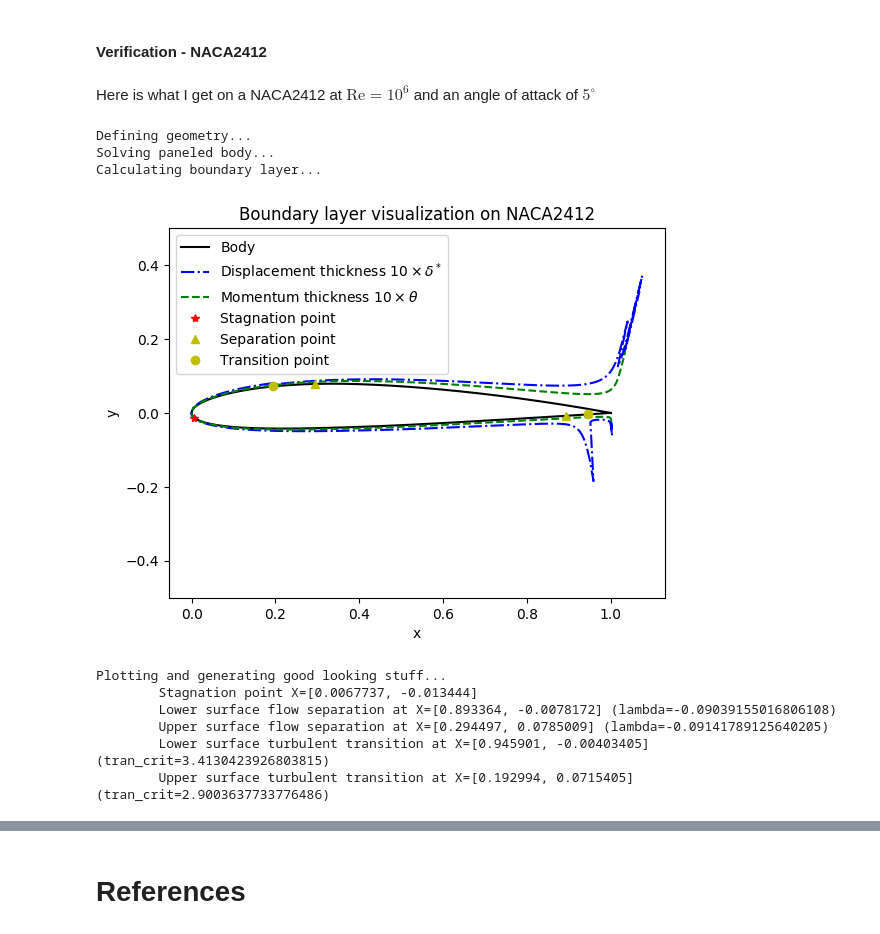
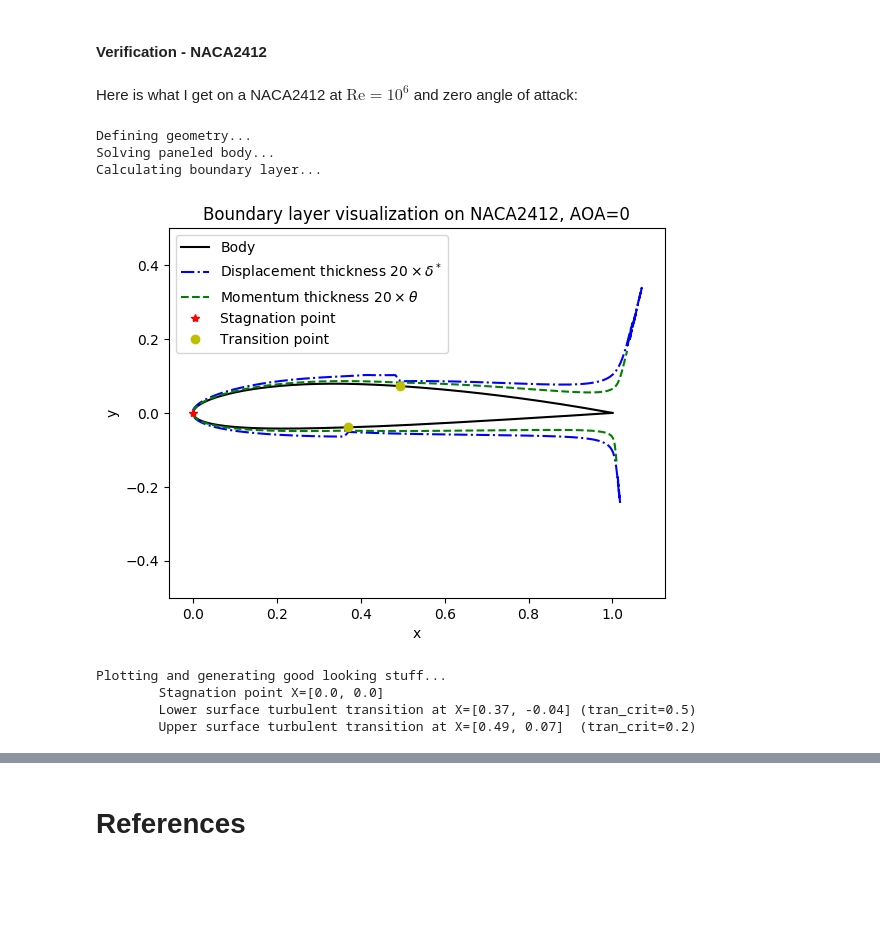
Before and after one commit to EdoAlvarezR/MyPanel2D, a Jupyter notebook: docs/MyPanel2D_documentation.ipynb, the cells around one changed output, grey strips where cells are left out. Drawn from its saved outputs; the diff is of its cells as text; code cells hidden in the pictures; blank space fills up the shorter version.

```diff
--- a/docs/MyPanel2D_documentation.ipynb
+++ b/docs/MyPanel2D_documentation.ipynb
@@ -427,17 +419,15 @@ test_blayer_transition();
 # %% [markdown]
 #### Verification - NACA2412
 # %% [markdown]
-Here is what I get on a NACA2412 at $\text{Re}=10^6$ and an angle of attack of $5^\circ$
+Here is what I get on a NACA2412 at $\text{Re}=10^6$ and zero angle of attack:
 # %%
-test_blayer_naca2412();
+test_blayer_naca2412(; AOA=0);
 # %% [output]
 Defining geometry...
 Solving paneled body...
 Calculating boundary layer...
-[figure, old version]
+[figure, new version]
 Plotting and generating good looking stuff...
-        Stagnation point X=[0.0067737, -0.013444]
-        Lower surface flow separation at X=[0.893364, -0.0078172] (lambda=-0.09039155016806108)
-        Upper surface flow separation at X=[0.294497, 0.0785009] (lambda=-0.09141789125640205)
-        Lower surface turbulent transition at X=[0.945901, -0.00403405] (tran_crit=3.4130423926803815)
-        Upper surface turbulent transition at X=[0.192994, 0.0715405]  (tran_crit=2.9003637733776486)
+        Stagnation point X=[0.0, 0.0]
+        Lower surface turbulent transition at X=[0.37, -0.04] (tran_crit=0.5)
+        Upper surface turbulent transition at X=[0.49, 0.07]  (tran_crit=0.2)
```
Also changed, not shown: parts of 6 cells of this notebook, 2 other files.
